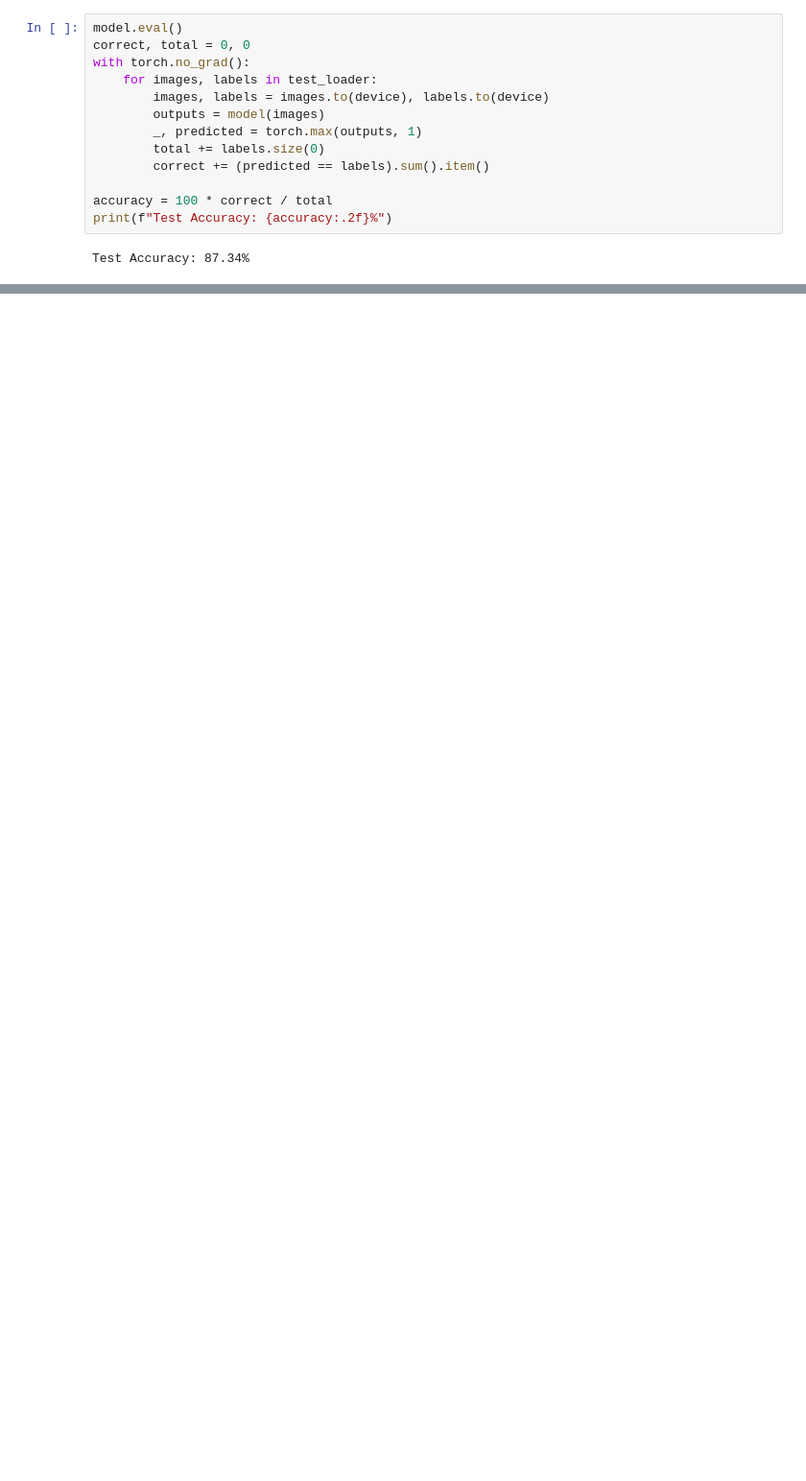
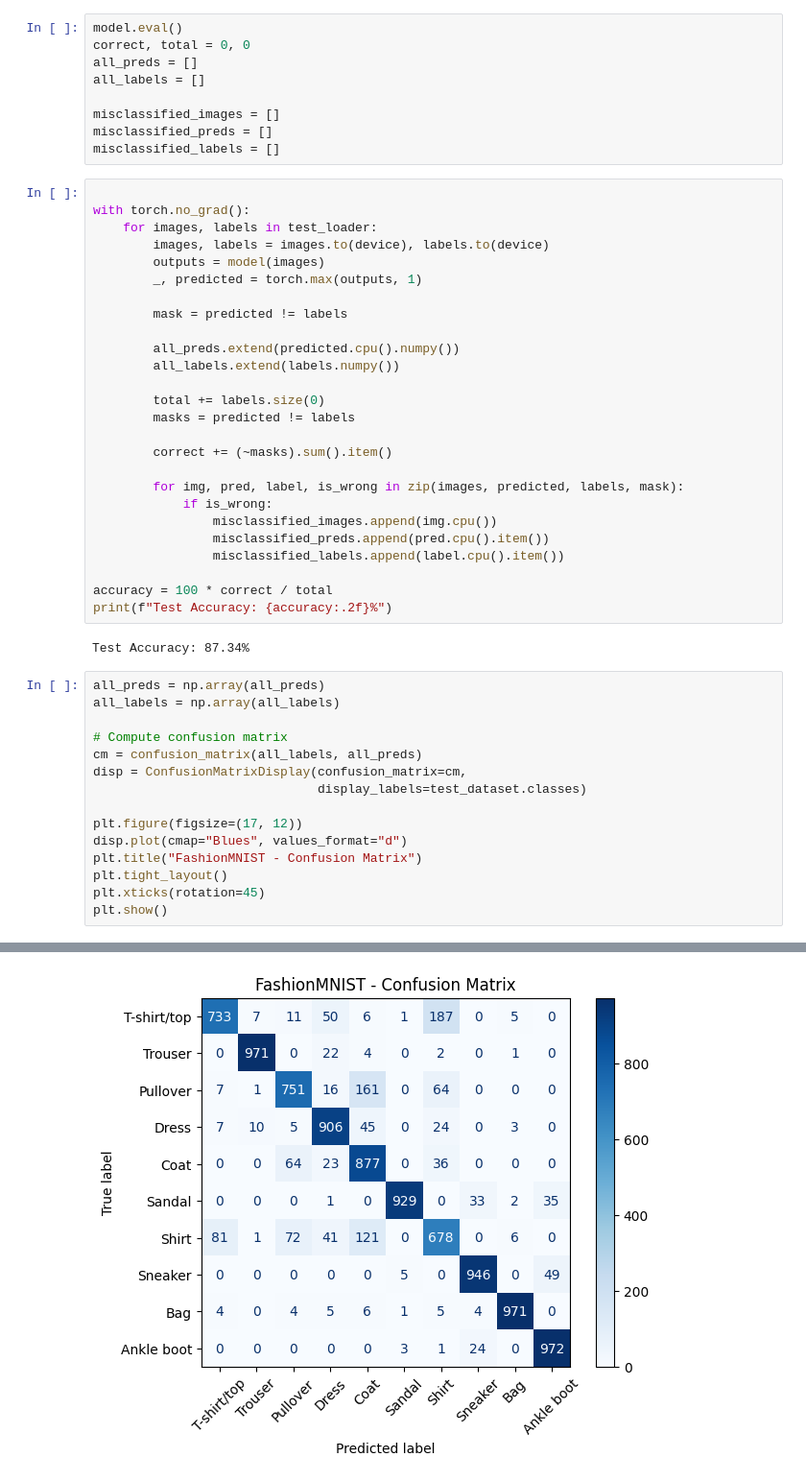
Before and after one commit to Toluhunter/Image-Classification-on-the-Fashion-MNIST-Dataset-against-different-NN-models, a Jupyter notebook: mlp.ipynb, the cells around one changed output, grey strips where cells are left out. Shown at 96% size. Cells and saved outputs as stored; diff of their text form; blank space fills up the shorter version.

Commit message:
added convolution and confusion matrix and misclassified images in mlp

```diff
--- a/mlp.ipynb
+++ b/mlp.ipynb
@@ -114,18 +111,56 @@ Epoch [2/5] - Loss: 0.3700
 Epoch [3/5] - Loss: 0.3309
 Epoch [4/5] - Loss: 0.3038
 Epoch [5/5] - Loss: 0.2902
+# %%
+model.eval()
+correct, total = 0, 0
+all_preds = []
+all_labels = []
+
+misclassified_images = []
+misclassified_preds = []
+misclassified_labels = []
 # %%
-model.eval()
-correct, total = 0, 0
+
 with torch.no_grad():
     for images, labels in test_loader:
         images, labels = images.to(device), labels.to(device)
         outputs = model(images)
         _, predicted = torch.max(outputs, 1)
+
+        mask = predicted != labels
+
+        all_preds.extend(predicted.cpu().numpy())
+        all_labels.extend(labels.numpy())
+
         total += labels.size(0)
-        correct += (predicted == labels).sum().item()
+        masks = predicted != labels
+
+        correct += (~masks).sum().item()
+
+        for img, pred, label, is_wrong in zip(images, predicted, labels, mask):
+            if is_wrong:
+                misclassified_images.append(img.cpu())
+                misclassified_preds.append(pred.cpu().item())
+                misclassified_labels.append(label.cpu().item())
 
 accuracy = 100 * correct / total
 print(f"Test Accuracy: {accuracy:.2f}%")
 # %% [output]
 Test Accuracy: 87.34%
+# %%
+all_preds = np.array(all_preds)
+all_labels = np.array(all_labels)
+
+# Compute confusion matrix
+cm = confusion_matrix(all_labels, all_preds)
+disp = ConfusionMatrixDisplay(confusion_matrix=cm,
+                              display_labels=test_dataset.classes)
+
+plt.figure(figsize=(17, 12))
+disp.plot(cmap="Blues", values_format="d")
+plt.title("FashionMNIST - Confusion Matrix")
+plt.tight_layout()
+plt.xticks(rotation=45)
+plt.show()
+# %% [output]
@@ -131,0 +168 @@ Test Accuracy: 87.34%
+[figure, added]
```
Also changed, not shown: parts of 6 cells of this notebook, 1 other file.
